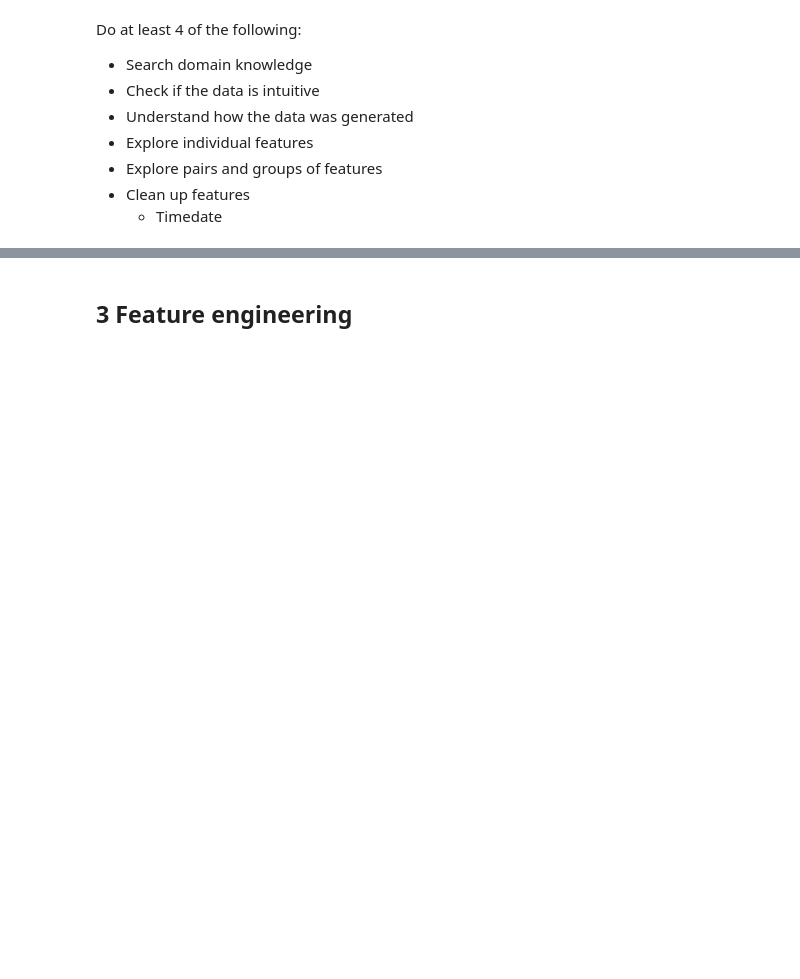
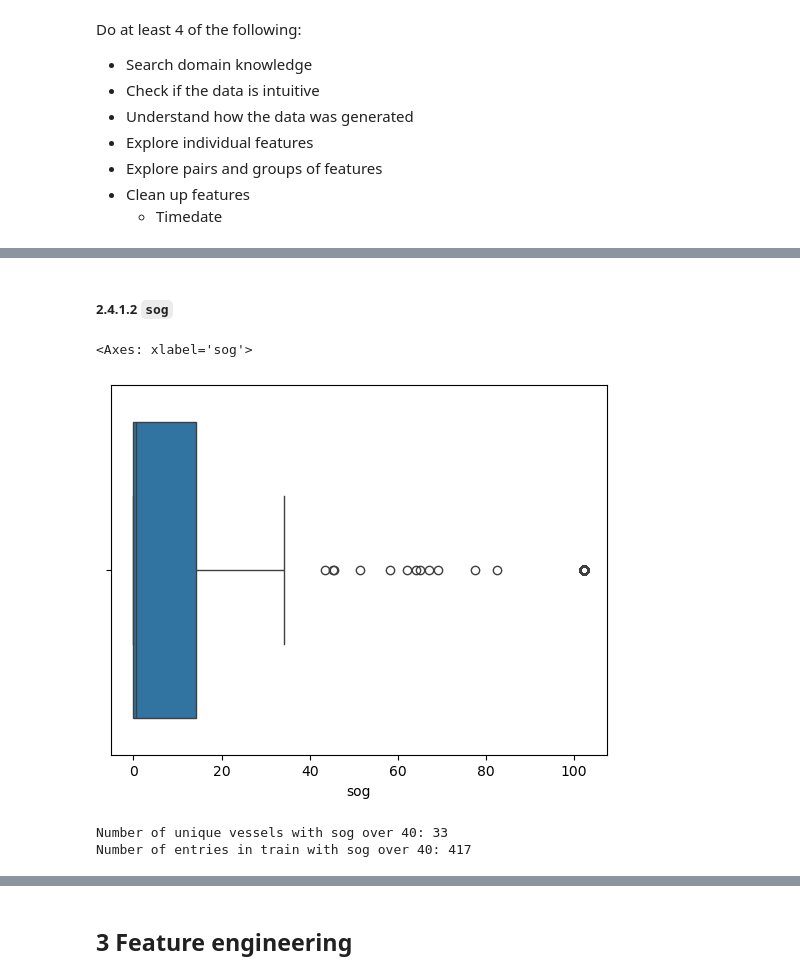
Before and after one commit to alexandersundquist/TDT4173-Modern-Machine-Learning-In-Practice-Project, a Jupyter notebook: Report.ipynb, the cells around one changed output, grey strips where cells are left out. Drawn from its saved outputs; the diff is of its cells as text; code cells hidden in the pictures; blank space fills up the shorter version.

```diff
--- a/Report.ipynb
+++ b/Report.ipynb
@@ -67,0 +195,20 @@ Do at least 4 of the following:
+# %% [markdown]
+##### 2.4.1.2 `sog`
+# %%
+# Plot sog in a boxplot to get an idea of outliers
+sns.boxplot(x = 'sog', data = train)
+# %% [output]
+<Axes: xlabel='sog'>
+[figure, added]
+# %%
+# Count number of rows with sog over 40, which seems to represent the upper outliers
+df_sog_greater_40 = train[train['sog'] > 40]
+
+unique_vessels_sog_greater_40 = df_sog_greater_40['vesselId'].unique()
+
+#print(unique_vessels_sog_greater_40)
+print('Number of unique vessels with sog over 40:', len(unique_vessels_sog_greater_40))
+print('Number of entries in train with sog over 40:', (train['sog'] > 40).sum())
+# %% [output]
+Number of unique vessels with sog over 40: 33
+Number of entries in train with sog over 40: 417
```
Also changed, not shown: parts of 33 cells of this notebook.
